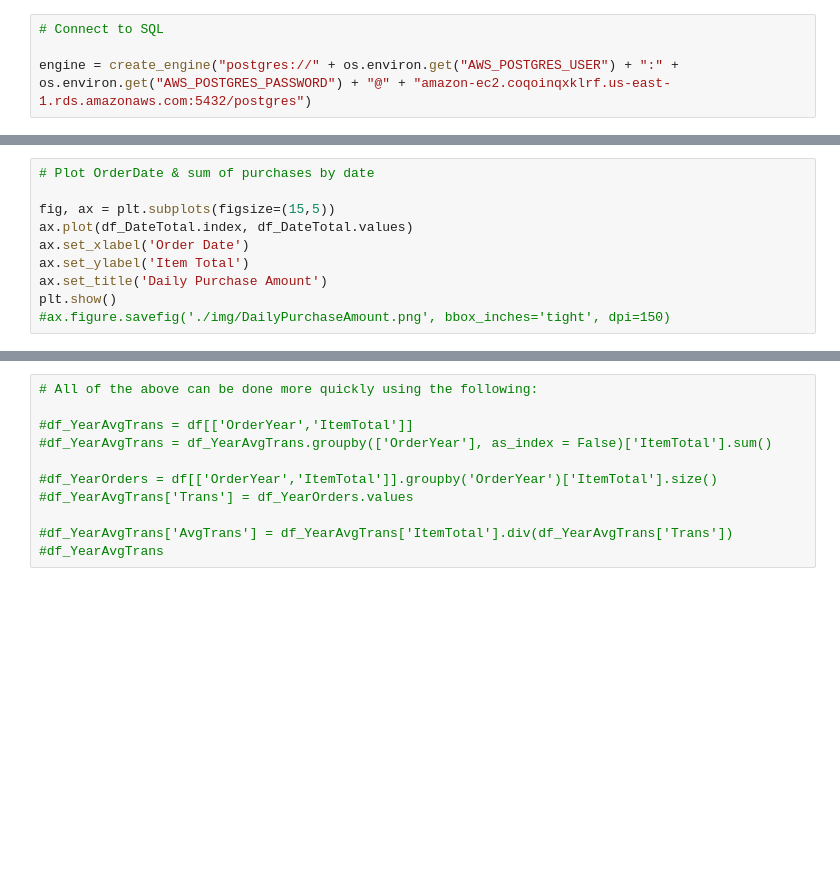
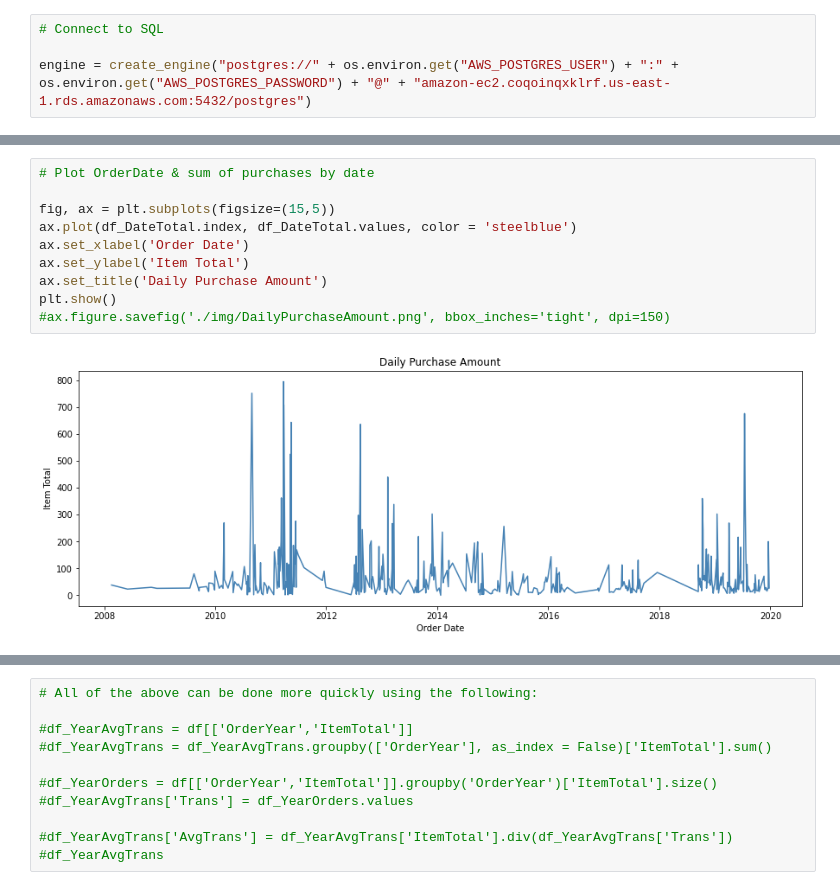
Before and after one commit to AmitSamra/AmazonOrderHistoryAirflowEC2, a Jupyter notebook: AmazonOrderHistoryAirflowAWS_EC2_input.ipynb, the cells around one changed output, grey strips where cells are left out. Cells and saved outputs as stored; diff of their text form; blank space fills up the shorter version.

Commit message:
Updated all images

```diff
--- a/AmazonOrderHistoryAirflowAWS_EC2_input.ipynb
+++ b/AmazonOrderHistoryAirflowAWS_EC2_input.ipynb
@@ -50,13 +79,15 @@ df_DateTotal
 # %%
 # Plot OrderDate & sum of purchases by date
 
 fig, ax = plt.subplots(figsize=(15,5))
-ax.plot(df_DateTotal.index, df_DateTotal.values)
+ax.plot(df_DateTotal.index, df_DateTotal.values, color = 'steelblue')
 ax.set_xlabel('Order Date')
 ax.set_ylabel('Item Total')
 ax.set_title('Daily Purchase Amount')
 plt.show()
 #ax.figure.savefig('./img/DailyPurchaseAmount.png', bbox_inches='tight', dpi=150)
+# %% [output]
+[figure, added]
 # %%
 # Use groupby to sum taxes by date
 
```
Also changed, not shown: parts of 37 cells of this notebook, 12 other files.
